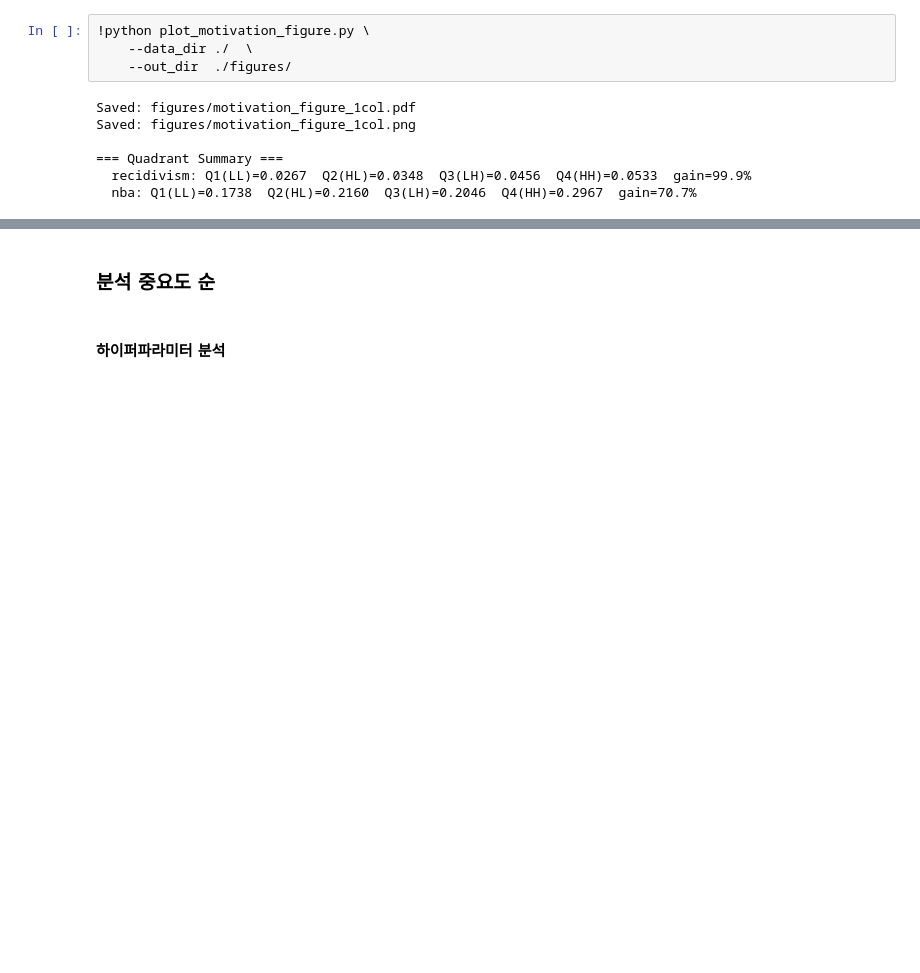
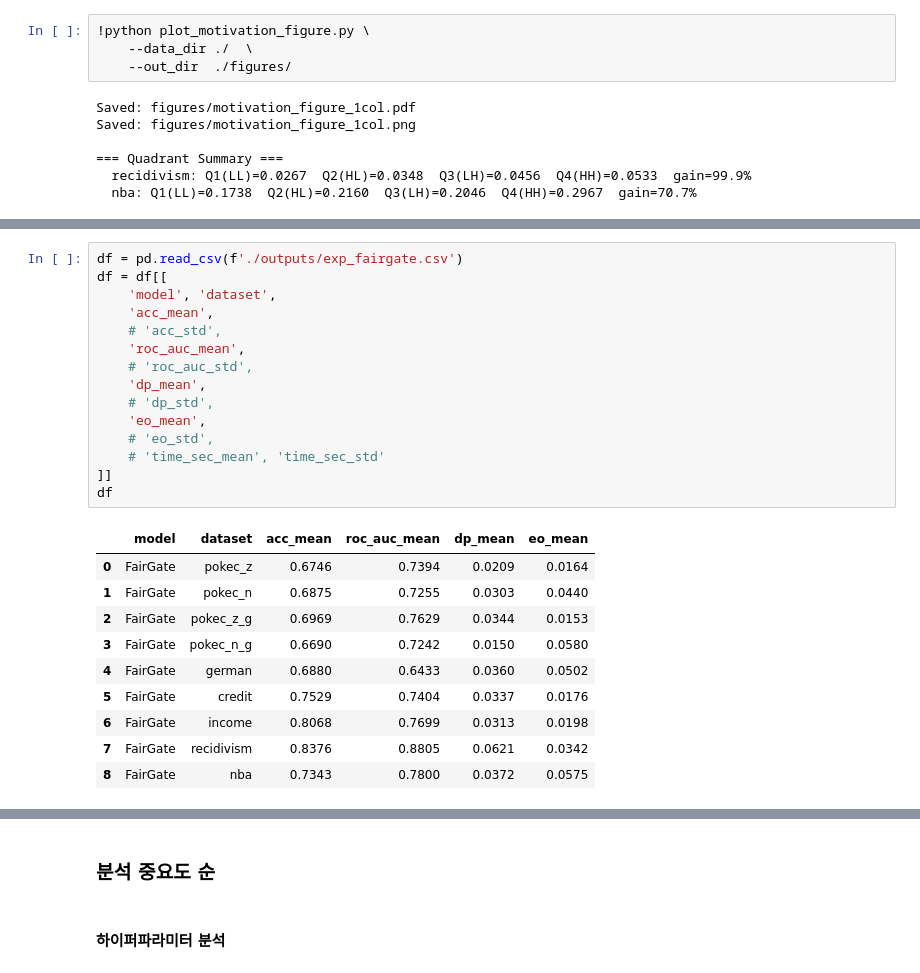
Before and after one commit to sybeam27/FairGate, a Jupyter notebook: 0.analysis.ipynb, the cells around one changed output, grey strips where cells are left out. Saved outputs shown, nothing was run; the diff lists cells and outputs as text; blank space fills up the shorter version.

```diff
--- a/0.analysis.ipynb
+++ b/0.analysis.ipynb
@@ -871,0 +914,26 @@ Saved: figures/motivation_figure_1col.png
+# %%
+df = pd.read_csv(f'./outputs/exp_fairgate.csv')
+df = df[[
+    'model', 'dataset',
+    'acc_mean',
+    # 'acc_std',
+    'roc_auc_mean',
+    # 'roc_auc_std',
+    'dp_mean',
+    # 'dp_std',
+    'eo_mean',
+    # 'eo_std',
+    # 'time_sec_mean', 'time_sec_std'
+]]
+df
+# %% [output]
+|  | model | dataset | acc_mean | roc_auc_mean | dp_mean | eo_mean |
+| 0 | FairGate | pokec_z | 0.6746 | 0.7394 | 0.0209 | 0.0164 |
+| 1 | FairGate | pokec_n | 0.6875 | 0.7255 | 0.0303 | 0.0440 |
+| 2 | FairGate | pokec_z_g | 0.6969 | 0.7629 | 0.0344 | 0.0153 |
+| 3 | FairGate | pokec_n_g | 0.6690 | 0.7242 | 0.0150 | 0.0580 |
+| 4 | FairGate | german | 0.6880 | 0.6433 | 0.0360 | 0.0502 |
+| 5 | FairGate | credit | 0.7529 | 0.7404 | 0.0337 | 0.0176 |
+| 6 | FairGate | income | 0.8068 | 0.7699 | 0.0313 | 0.0198 |
+| 7 | FairGate | recidivism | 0.8376 | 0.8805 | 0.0621 | 0.0342 |
+| 8 | FairGate | nba | 0.7343 | 0.7800 | 0.0372 | 0.0575 |
```
Also changed, not shown: parts of 3 cells of this notebook, 5 other files.
